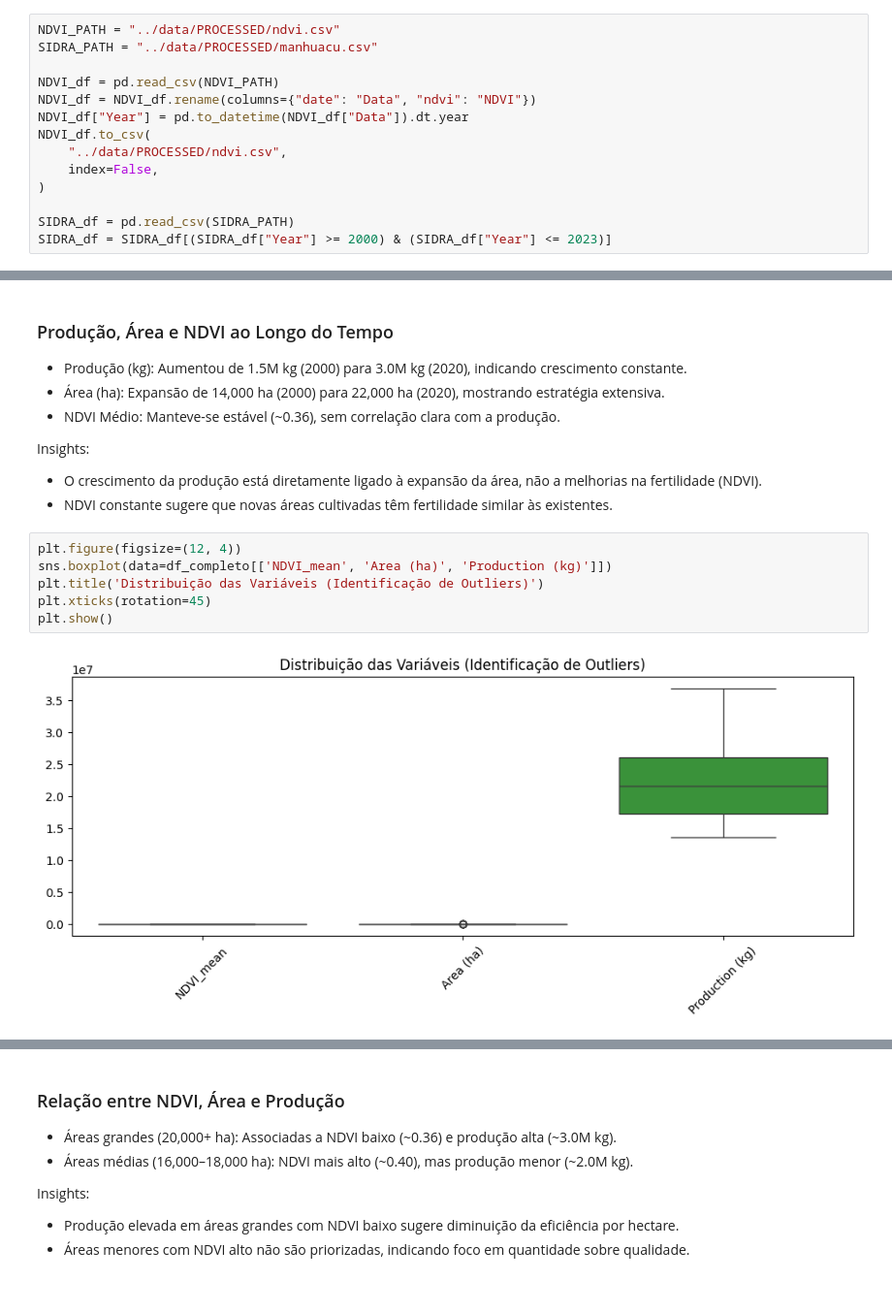
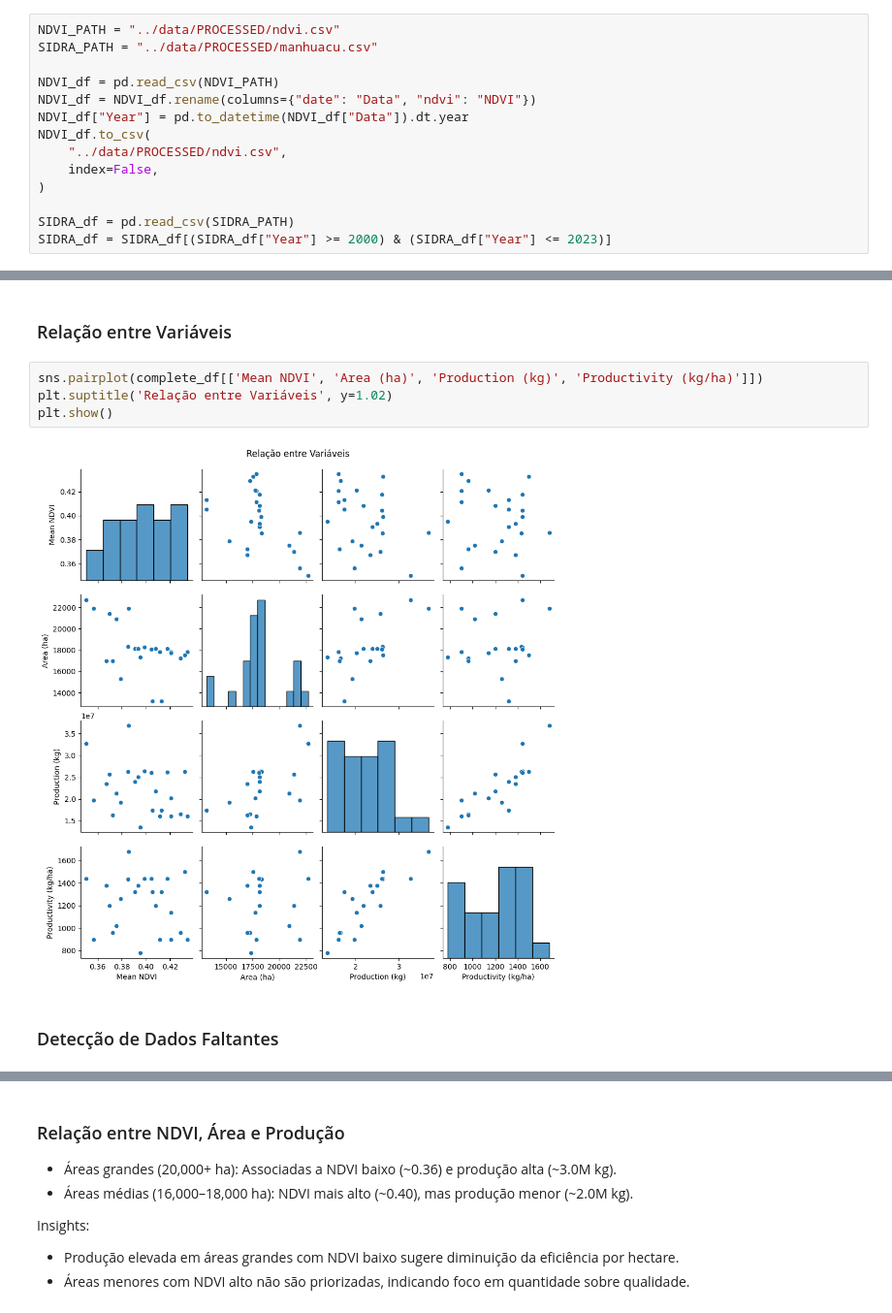
Before and after one commit to luisfuturist/ec-ingredion-3, a Jupyter notebook: notebooks/eda.ipynb, the cells around one changed output, grey strips where cells are left out. Shown: that part at 97% size. Drawn from its saved outputs; the diff is of its cells as text.

```diff
--- a/notebooks/eda.ipynb
+++ b/notebooks/eda.ipynb
@@ -68,17 +116,10 @@ plt.show()
-# %% [markdown]
-### Produção, Área e NDVI ao Longo do Tempo
-  - Produção (kg): Aumentou de 1.5M kg (2000) para 3.0M kg (2020), indicando crescimento constante.
-  - Área (ha): Expansão de 14,000 ha (2000) para 22,000 ha (2020), mostrando estratégia extensiva.
-  - NDVI Médio: Manteve-se estável (~0.36), sem correlação clara com a produção.
-
-Insights:
-  - O crescimento da produção está diretamente ligado à expansão da área, não a melhorias na fertilidade (NDVI).
-  - NDVI constante sugere que novas áreas cultivadas têm fertilidade similar às existentes.
-# %%
-plt.figure(figsize=(12, 4))
-sns.boxplot(data=df_completo[['NDVI_mean', 'Area (ha)', 'Production (kg)']])
-plt.title('Distribuição das Variáveis (Identificação de Outliers)')
-plt.xticks(rotation=45)
-plt.show()
-# %% [output]
-[figure, removed]
+# %% [markdown]
+### Relação entre Variáveis
+# %%
+sns.pairplot(complete_df[['Mean NDVI', 'Area (ha)', 'Production (kg)', 'Productivity (kg/ha)']])
+plt.suptitle('Relação entre Variáveis', y=1.02)
+plt.show()
+# %% [output]
+[figure, added]
+# %% [markdown]
+### Detecção de Dados Faltantes
```
Also changed, not shown: parts of 29 cells of this notebook, 1 other file.
